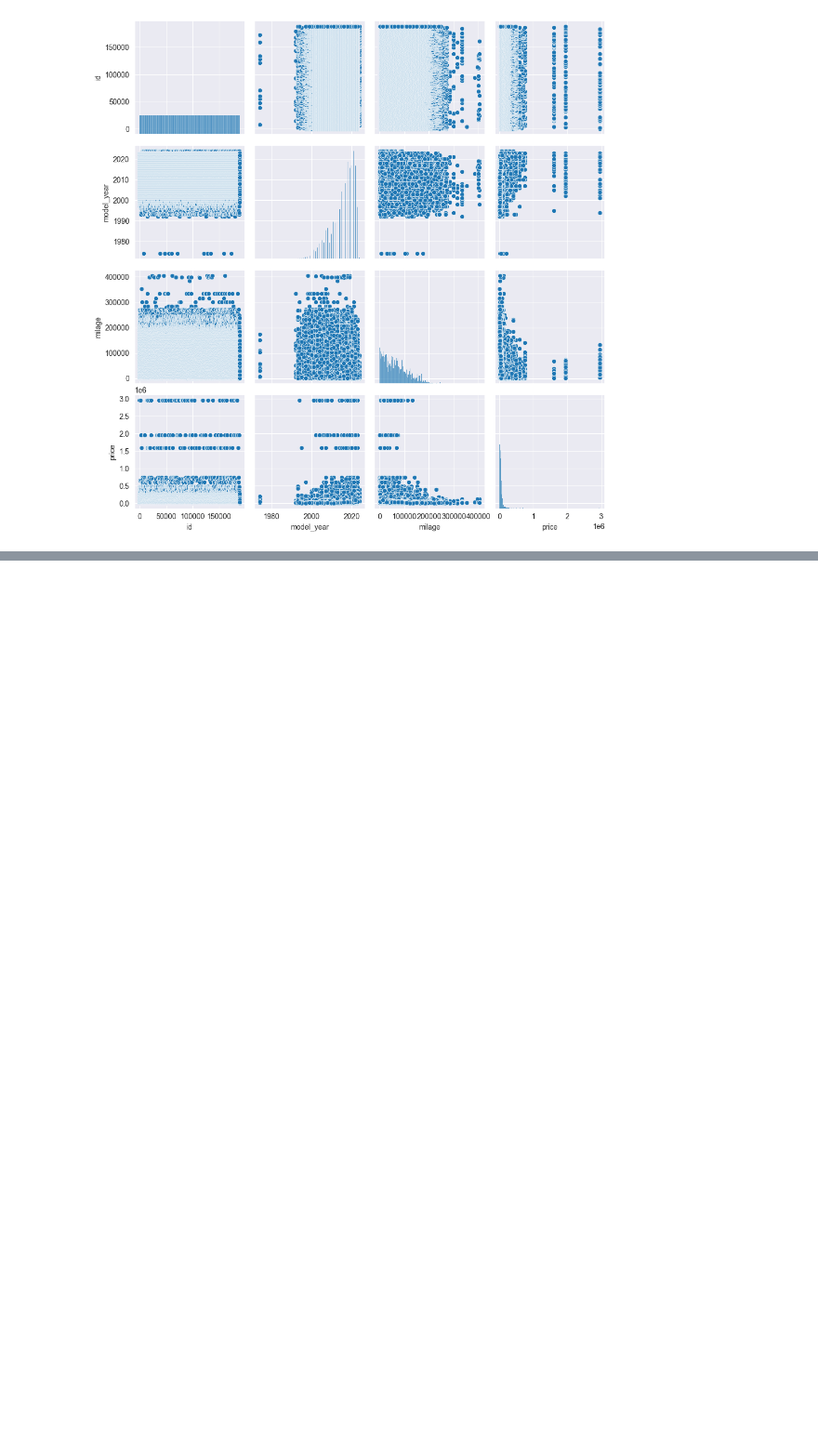
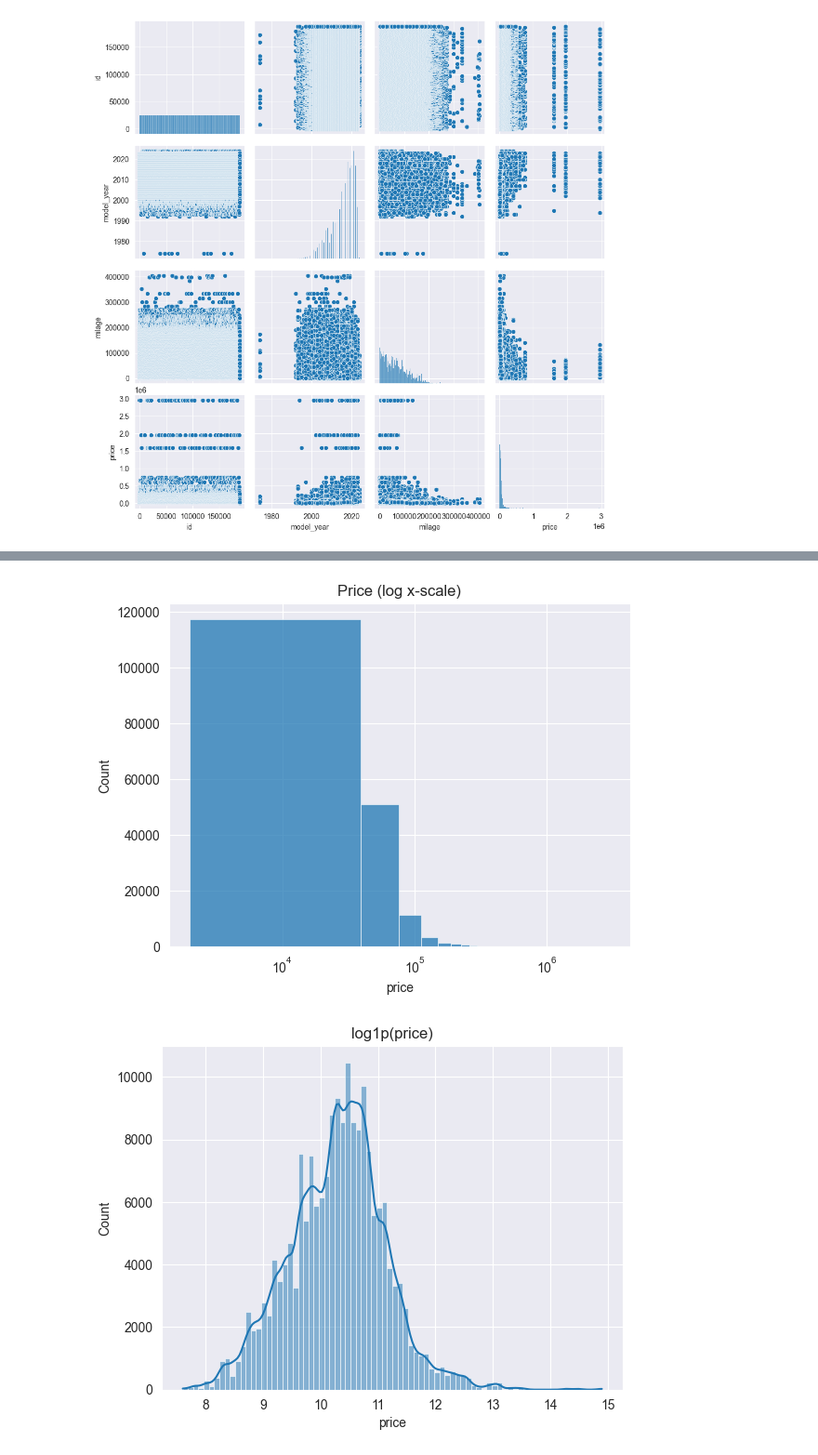
Before and after one commit to chesnokoff/Regression-of-Used-Car-Prices, a Jupyter notebook: eda.ipynb, the cells around one changed output, grey strips where cells are left out. Shown at 93% size. Cells and saved outputs as stored; diff of their text form; code cells hidden in the pictures; blank space fills up the shorter version.

```diff
--- a/eda.ipynb
+++ b/eda.ipynb
@@ -142,0 +431,13 @@ sns.pairplot(df)
+# %%
+y = df[target]
+
+# лог-шкала по оси X
+sns.histplot(y, bins=80)
+plt.xscale("log"); plt.title("Price (log x-scale)"); plt.show()
+
+# распределение log1p(price)
+sns.histplot(np.log1p(y), bins=80, kde=True)
+plt.title("log1p(price)"); plt.show()
+# %% [output]
+[figure, added]
+[figure, added]
```
Also changed, not shown: parts of 6 cells of this notebook, 6 other files.
